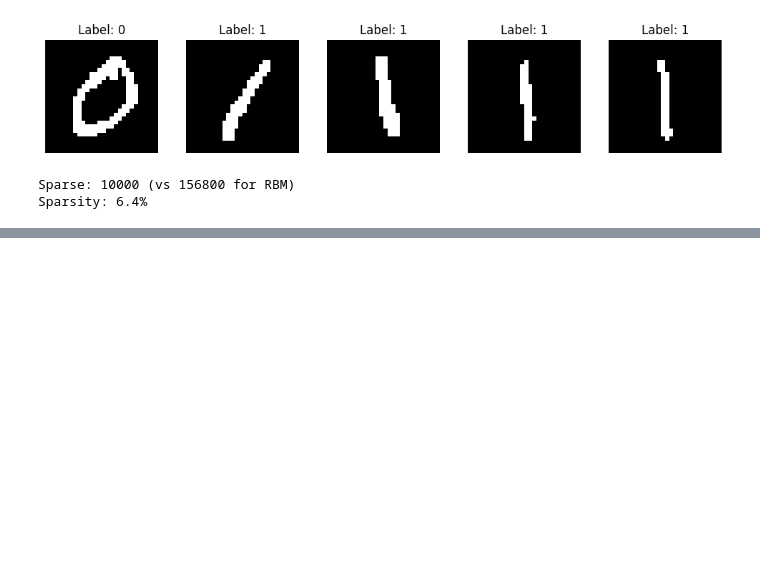
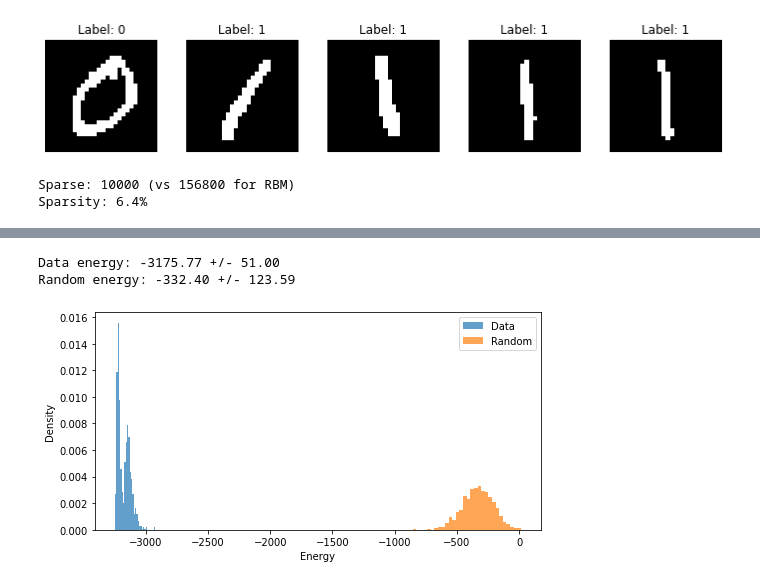
Before and after one commit to lockwo/isax, a Jupyter notebook: examples/05_ising_mnist.ipynb, the cells around one changed output, grey strips where cells are left out. Drawn from its saved outputs; the diff is of its cells as text; code cells hidden in the pictures; blank space fills up the shorter version.

```diff
--- a/examples/05_ising_mnist.ipynb
+++ b/examples/05_ising_mnist.ipynb
@@ -370,35 +360,39 @@ def compute_data_energy(visible_data, key):
 
     states = sample_fn(
         [visible_spins, hidden],
         [sampler, sampler],
         trained_model,
         pos_sampling_args,
         key,
     )
 
     state = jnp.concatenate([states[0][-1], states[1][-1]])
     return trained_model.energy(state, edge_indices, edge_mask)
 
 
+n = 1000
 key, subkey = jax.random.split(key)
-data_keys = jax.random.split(subkey, 100)
-data_energies = compute_data_energy(train_images[:100], data_keys)
+data_keys = jax.random.split(subkey, n)
+data_energies = compute_data_energy(train_images[:n], data_keys)
 
 key, subkey = jax.random.split(key)
-noise_keys = jax.random.split(subkey, 100)
-random_data = jax.random.bernoulli(subkey, 0.5, (100, n_visible)).astype(jnp.int32)
+noise_keys = jax.random.split(subkey, n)
+random_data = jax.random.bernoulli(subkey, 0.5, (n, n_visible)).astype(jnp.int32)
 noise_energies = compute_data_energy(random_data, noise_keys)
 
 print(f"Data energy: {jnp.mean(data_energies):.2f} +/- {jnp.std(data_energies):.2f}")
 print(
     f"Random energy: {jnp.mean(noise_energies):.2f} +/- {jnp.std(noise_energies):.2f}"
 )
 
 plt.figure(figsize=(8, 4))
 plt.hist(data_energies, bins=30, alpha=0.7, label="Data", density=True)
 plt.hist(noise_energies, bins=30, alpha=0.7, label="Random", density=True)
 plt.xlabel("Energy")
 plt.ylabel("Density")
 plt.legend()
-plt.title("Energy Distribution: Data vs Random")
 plt.show()
+# %% [output]
+Data energy: -3175.77 +/- 51.00
+Random energy: -332.40 +/- 123.59
+[figure, added]
```
Also changed, not shown: parts of 10 cells of this notebook.
